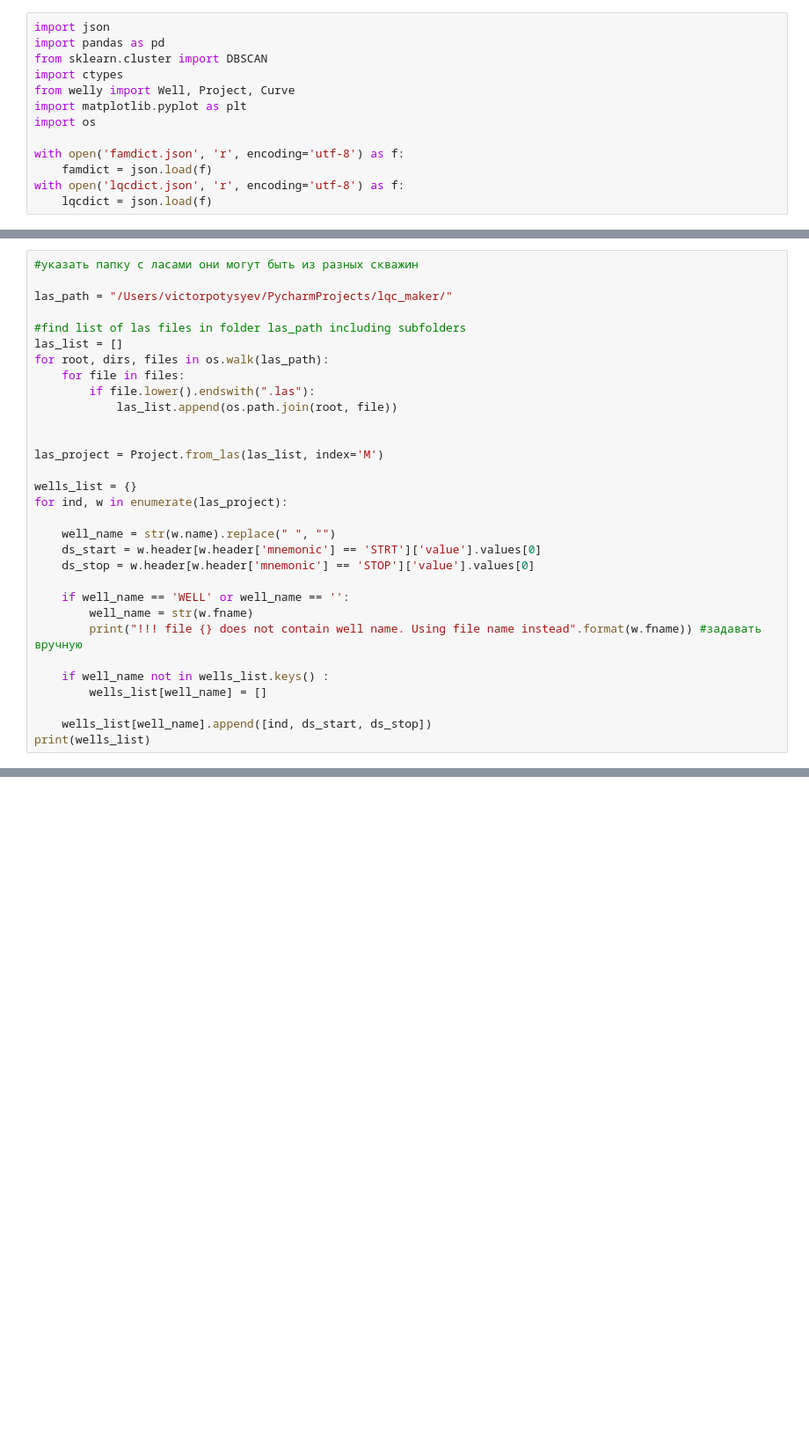
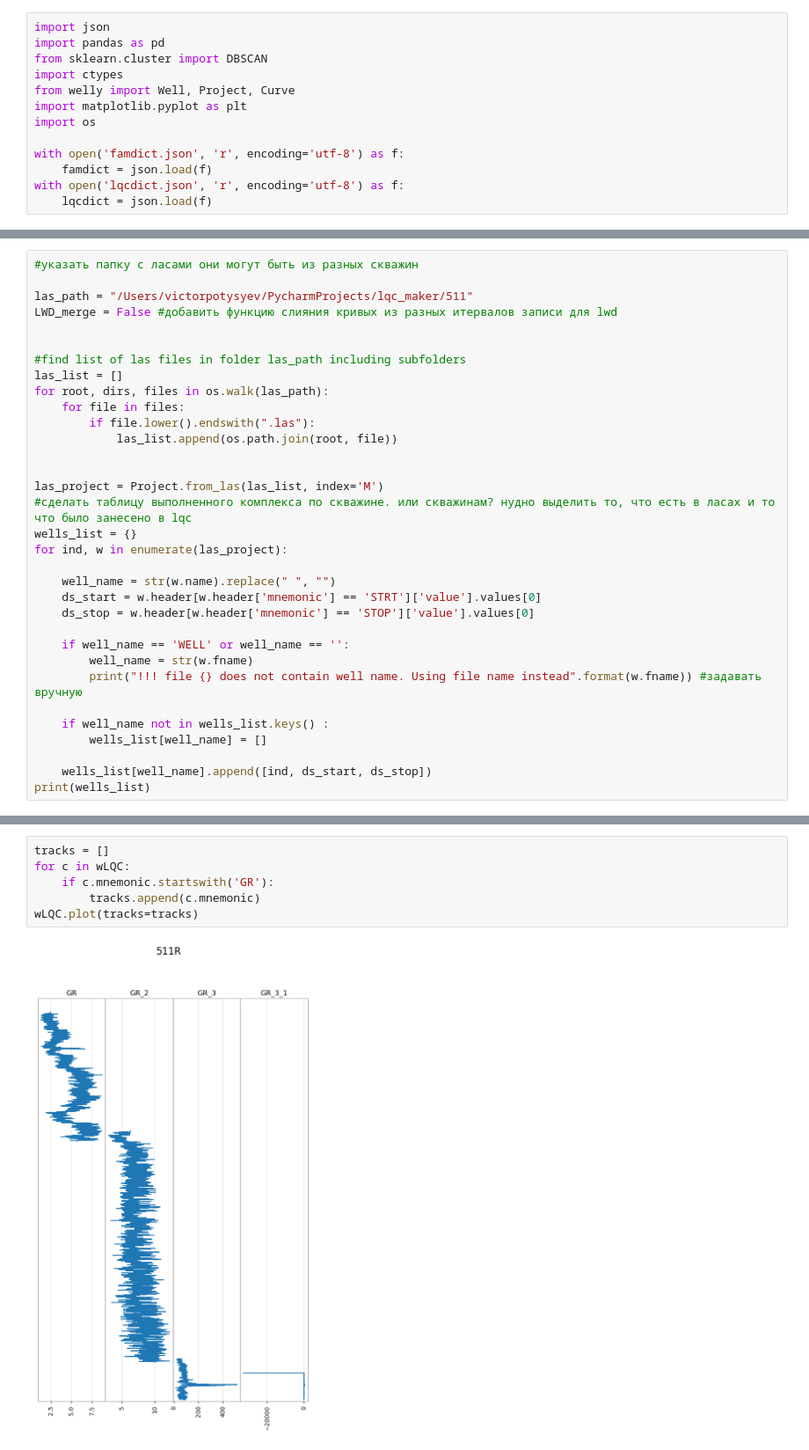
Before and after one commit to potysyev/lqc_maker, a Jupyter notebook: lqc_maker.ipynb, the cells around one changed output, grey strips where cells are left out. Shown at 88% size. Drawn from its saved outputs; the diff is of its cells as text; blank space fills up the shorter version.

```diff
--- a/lqc_maker.ipynb
+++ b/lqc_maker.ipynb
@@ -147,7 +76,9 @@ def lqclogdata(dataset_ind, dslabel_):
 # %%
 #указать папку с ласами они могут быть из разных скважин
 
-las_path = "/Users/victorpotysyev/PycharmProjects/lqc_maker/"
+las_path = "/Users/victorpotysyev/PycharmProjects/lqc_maker/511"
+LWD_merge = False #добавить функцию слияния кривых из разных итервалов записи для lwd
+
 
 #find list of las files in folder las_path including subfolders
 las_list = []
@@ -158,7 +89,7 @@ for root, dirs, files in os.walk(las_path):
 
 
 las_project = Project.from_las(las_list, index='M')
-
+#сделать таблицу выполненного комплекса по скважине. или скважинам? нудно выделить то, что есть в ласах и то что было занесено в lqc
 wells_list = {}
 for ind, w in enumerate(las_project):
 
@@ -228,0 +163,8 @@ for well in wells_list:
+# %%
+tracks = []
+for c in wLQC:
+    if c.mnemonic.startswith('GR'):
+        tracks.append(c.mnemonic)
+wLQC.plot(tracks=tracks)
+# %% [output]
+[figure, added]
```
Also changed, not shown: parts of 5 cells of this notebook, 1 other file.
